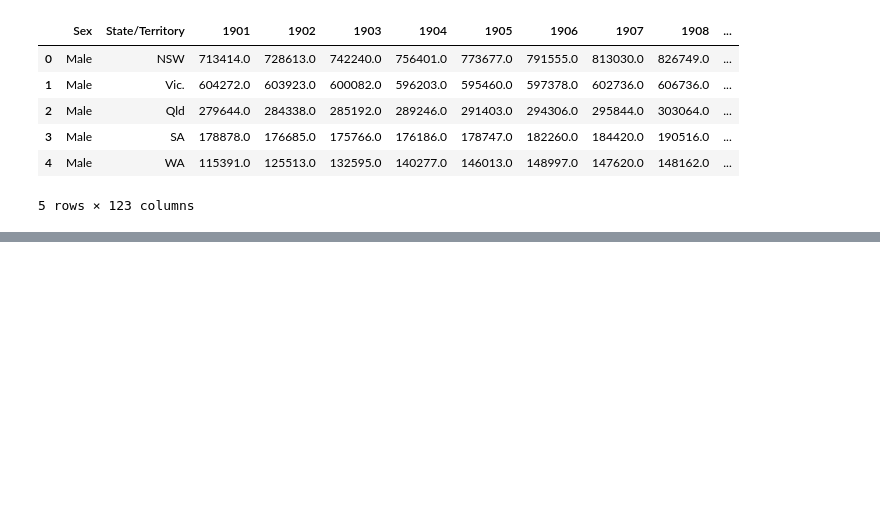
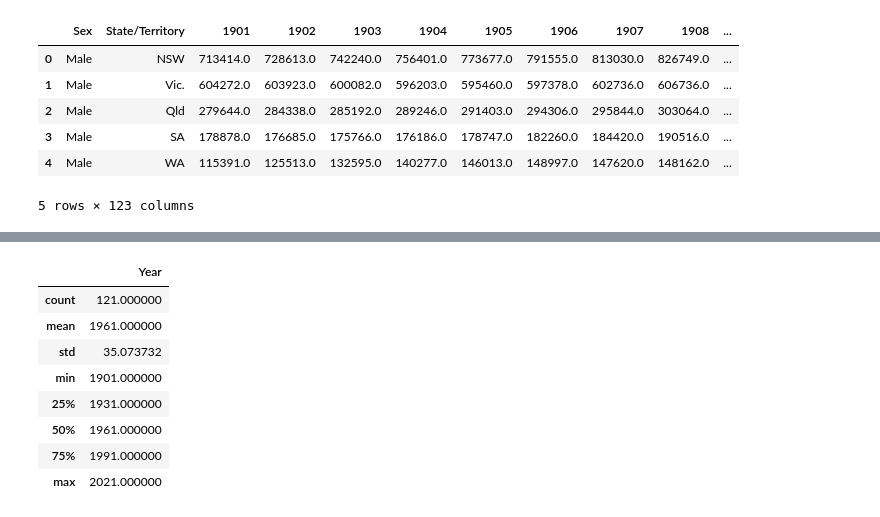
Before and after one commit to UNSW-ZZSC9020-H52024/Group5, a Jupyter notebook: src/EDA_Eugene.ipynb, the cells around one changed output, grey strips where cells are left out. Saved outputs shown, nothing was run; the diff lists cells and outputs as text; code cells hidden in the pictures; blank space fills up the shorter version.

```diff
--- a/src/EDA_Eugene.ipynb
+++ b/src/EDA_Eugene.ipynb
@@ -263,0 +303,12 @@ df_pop.head()
+# %%
+df_pop.describe()
+# %% [output]
+|  | Year |
+| count | 121.000000 |
+| mean | 1961.000000 |
+| std | 35.073732 |
+| min | 1901.000000 |
+| 25% | 1931.000000 |
+| 50% | 1961.000000 |
+| 75% | 1991.000000 |
+| max | 2021.000000 |
```
Also changed, not shown: parts of 8 cells of this notebook.
